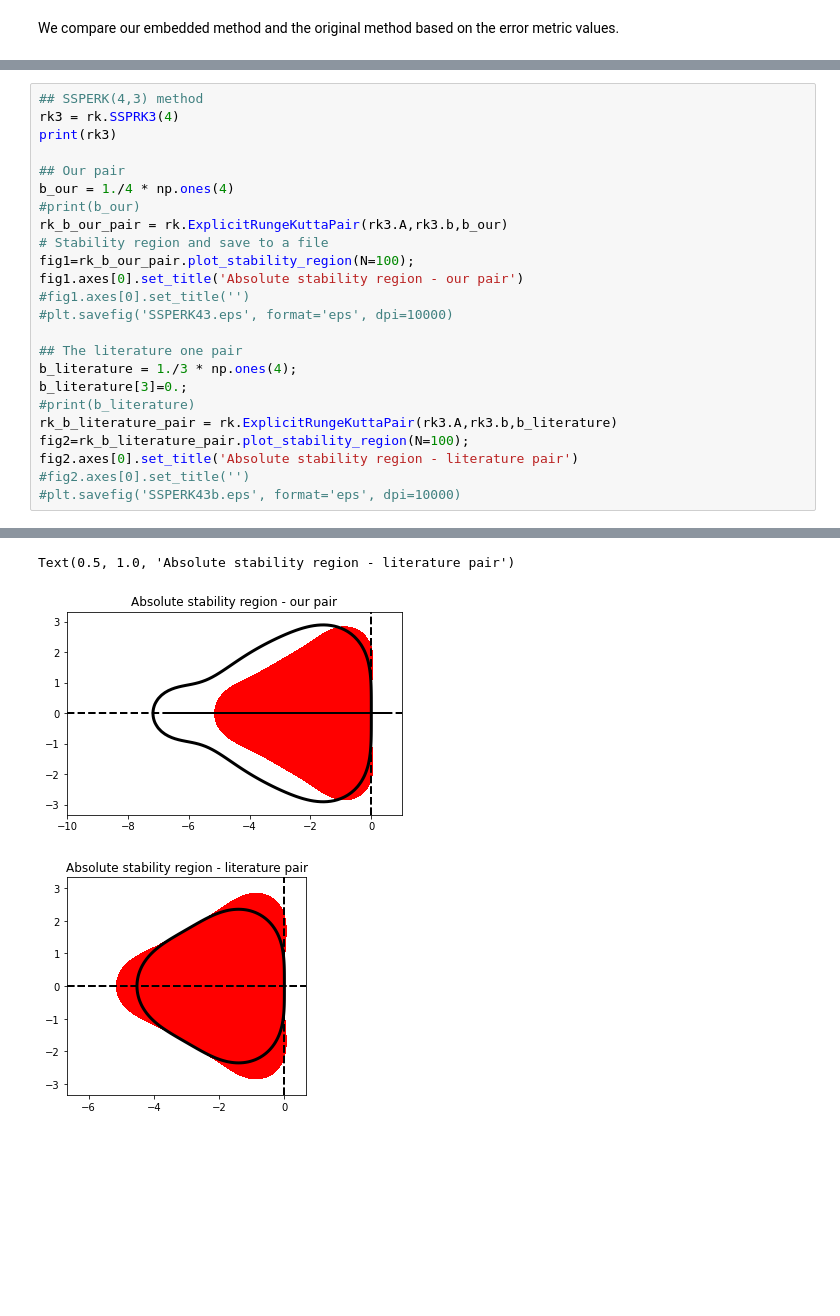
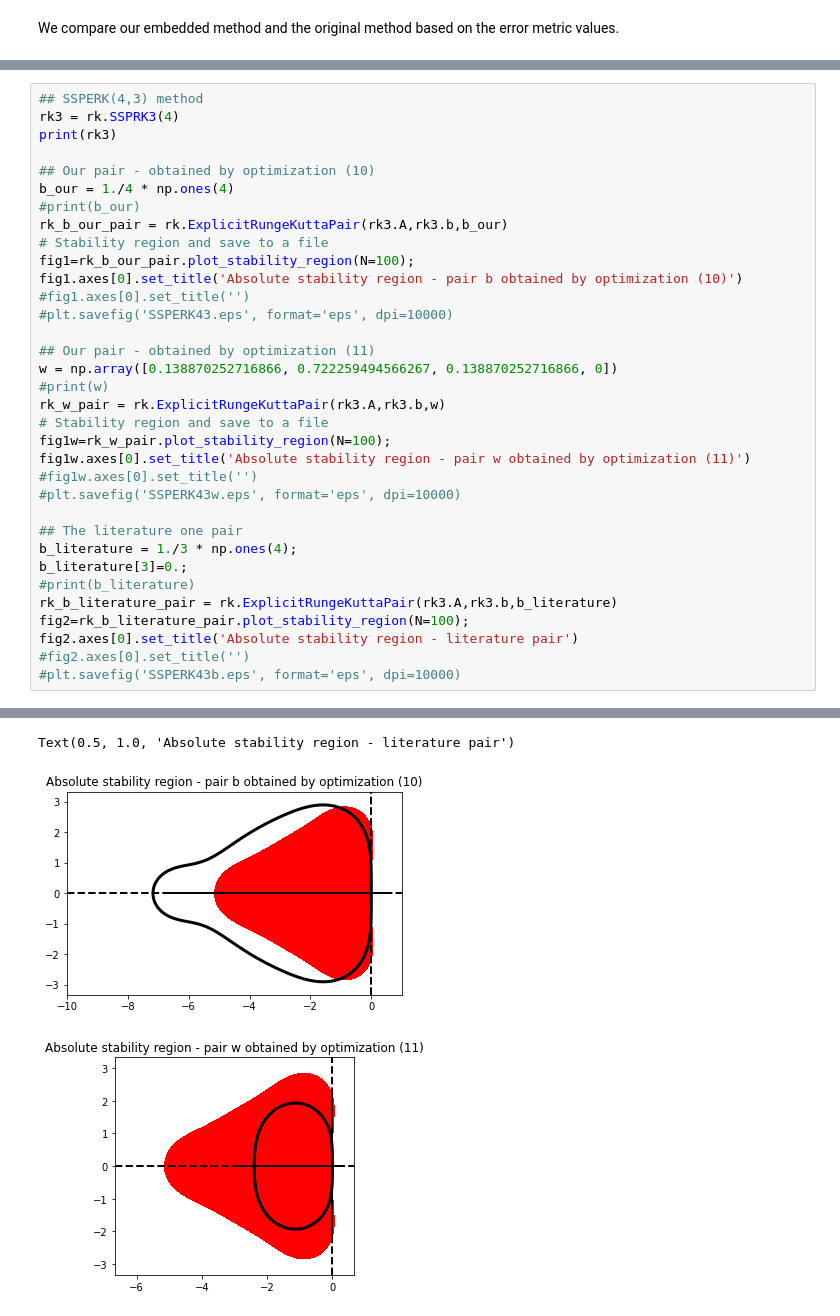
Before and after one commit to feipaat/Embedded-pairs-for-optimal-SSPERK, a Jupyter notebook: jupyter_notebooks/EmbdSSPERK(n^2,3)_and_SSPERK(3,3).ipynb, the cells around one changed output, grey strips where cells are left out. Drawn from its saved outputs; the diff is of its cells as text; blank space fills up the shorter version.

```diff
--- a/jupyter_notebooks/EmbdSSPERK(n^2,3)_and_SSPERK(3,3).ipynb
+++ b/jupyter_notebooks/EmbdSSPERK(n^2,3)_and_SSPERK(3,3).ipynb
@@ -85,34 +103,44 @@ main method has order 2
 rk3 = rk.SSPRK3(4)
 print(rk3)
 
-## Our pair
+## Our pair - obtained by optimization (10)
 b_our = 1./4 * np.ones(4)
 #print(b_our)
 rk_b_our_pair = rk.ExplicitRungeKuttaPair(rk3.A,rk3.b,b_our)
 # Stability region and save to a file
 fig1=rk_b_our_pair.plot_stability_region(N=100);
-fig1.axes[0].set_title('Absolute stability region - our pair')
+fig1.axes[0].set_title('Absolute stability region - pair b obtained by optimization (10)')
 #fig1.axes[0].set_title('')
 #plt.savefig('SSPERK43.eps', format='eps', dpi=10000)
+
+## Our pair - obtained by optimization (11)
+w = np.array([0.138870252716866, 0.722259494566267, 0.138870252716866, 0])
+#print(w)
+rk_w_pair = rk.ExplicitRungeKuttaPair(rk3.A,rk3.b,w)
+# Stability region and save to a file
+fig1w=rk_w_pair.plot_stability_region(N=100);
+fig1w.axes[0].set_title('Absolute stability region - pair w obtained by optimization (11)')
+#fig1w.axes[0].set_title('')
+#plt.savefig('SSPERK43w.eps', format='eps', dpi=10000)
 
 ## The literature one pair
 b_literature = 1./3 * np.ones(4);
 b_literature[3]=0.;
 #print(b_literature)
 rk_b_literature_pair = rk.ExplicitRungeKuttaPair(rk3.A,rk3.b,b_literature)
 fig2=rk_b_literature_pair.plot_stability_region(N=100);
 fig2.axes[0].set_title('Absolute stability region - literature pair')
 #fig2.axes[0].set_title('')
 #plt.savefig('SSPERK43b.eps', format='eps', dpi=10000)
 # %% [output]
 SSPRK43
 
  0   |
  1/2 | 1/2
  1   | 1/2  1/2
  1/2 | 1/6  1/6  1/6
 _____|____________________
      | 1/6  1/6  1/6  1/2
 Text(0.5, 1.0, 'Absolute stability region - literature pair')
-[figure, old version]
+[figure, new version]
-[figure, old version]
+[figure, new version]
```
Also changed, not shown: parts of 13 cells of this notebook, 3 other files.
